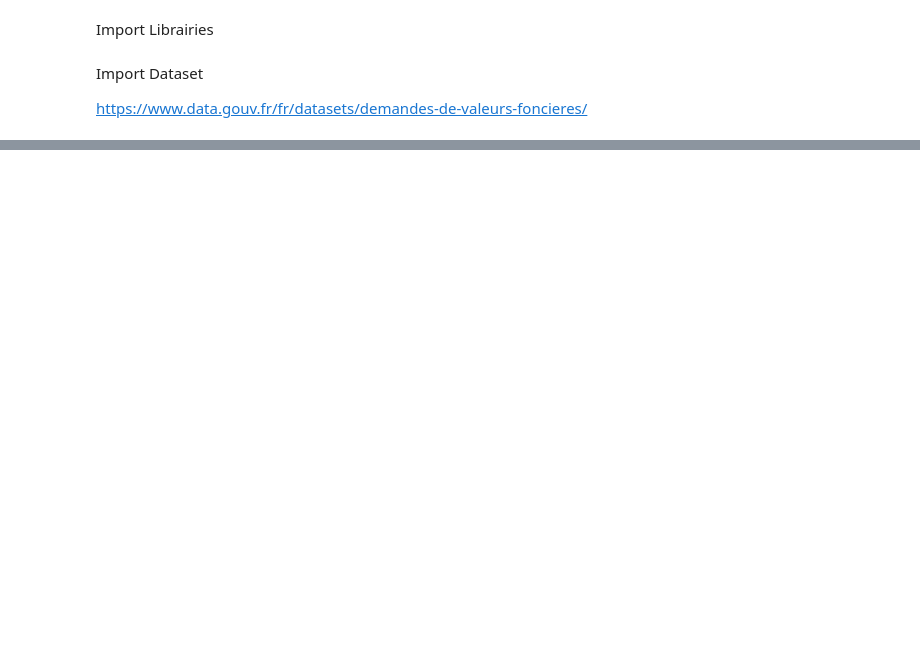
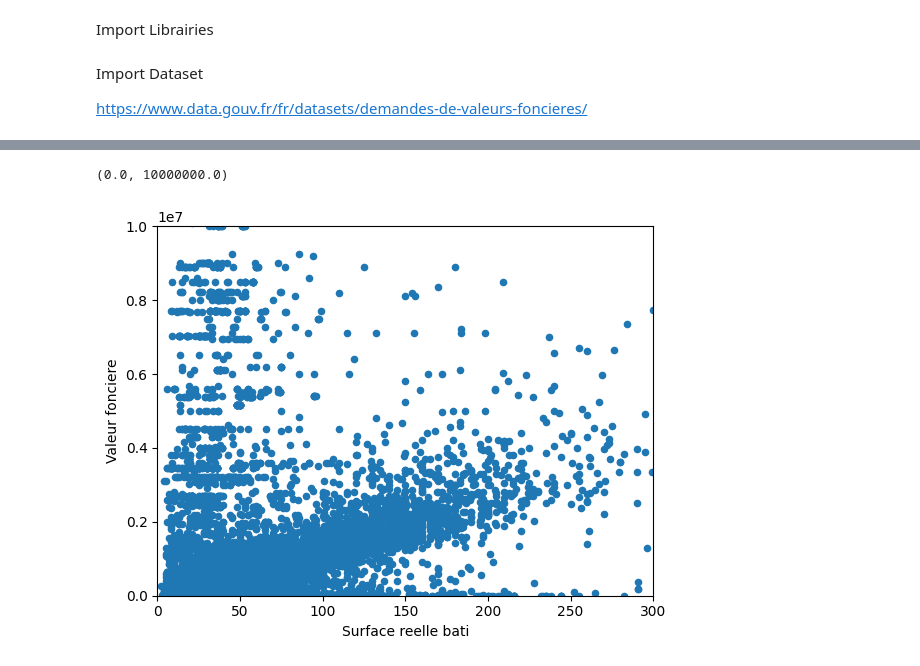
Before and after one commit to quentinchichery/immoML, a Jupyter notebook: ML/DVF_machine_learning.ipynb, the cells around one changed output, grey strips where cells are left out. Saved outputs shown, nothing was run; the diff lists cells and outputs as text; code cells hidden in the pictures; blank space fills up the shorter version.

```diff
--- a/ML/DVF_machine_learning.ipynb
+++ b/ML/DVF_machine_learning.ipynb
@@ -37,0 +14,13 @@ list(df)
+# %%
+# all_files = os.listdir('input/DVF')
+all_files=['2022.txt']
+df = pd.concat((pd.read_csv('./input/DVF/'+ f, delimiter='|', decimal=',',
+    usecols = ['Date mutation','Valeur fonciere', 'No voie', 'Type de voie', 'Voie', 'Code postal', 'Commune', 'Code departement', 'Type local', 'Surface reelle bati', 'Nombre pieces principales']))
+    for f in all_files)
+
+df = df[(df['Type local']=='Appartement') | (df['Type local']=='Maison')]
+df = df[df['Code departement']==75]
+df['Valeur fonciere'] = pd.to_numeric(df['Valeur fonciere'])
+df['Date mutation'] = pd.to_datetime(df['Date mutation'])
+
+print(f'En 2022, il y a eu {df.size} ventes à Paris')
@@ -37,0 +29,4 @@ list(df)
+# %%
+df['prix / m2'] = df['Valeur fonciere'] / df['Surface reelle bati']
+
+df[['Valeur fonciere', 'Surface reelle bati', 'prix / m2']].describe()
@@ -37,0 +43,7 @@ list(df)
+# %%
+ax1 = df.plot.scatter(x='Surface reelle bati', y='Valeur fonciere')
+ax1.set_xlim([0, 300])
+ax1.set_ylim([0, 10000000])
+# %% [output]
+(0.0, 10000000.0)
+[figure, added]
```
Also changed, not shown: parts of 4 cells of this notebook, 1 other file.
